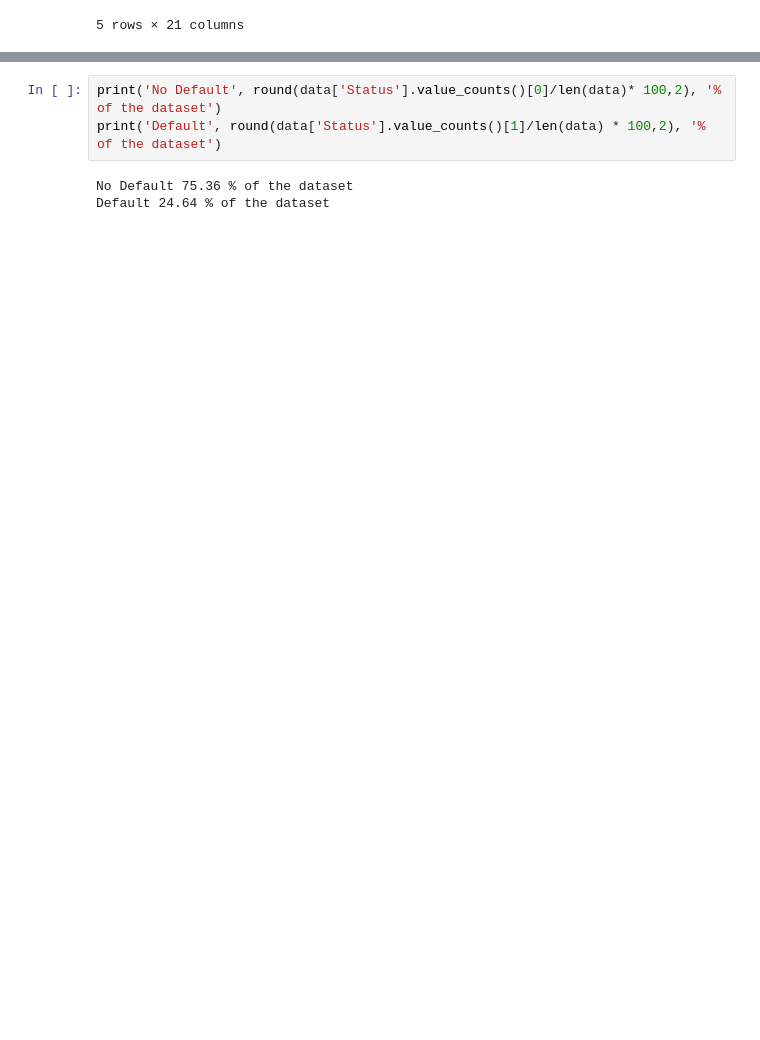
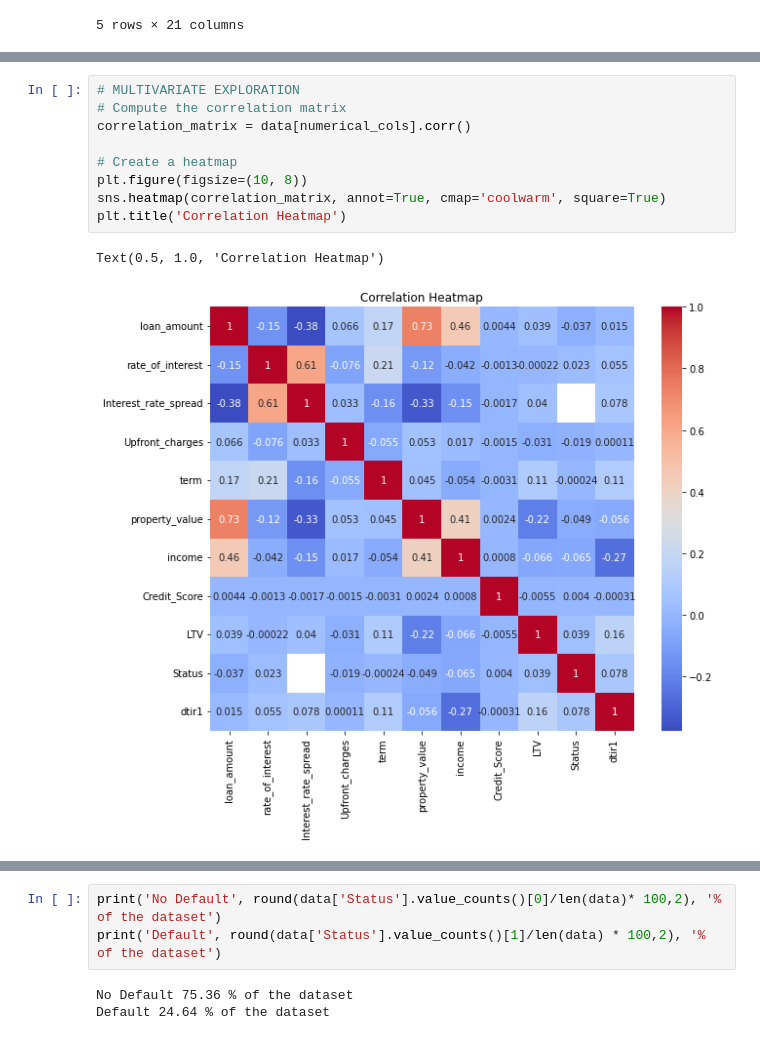
Before and after one commit to logic-OT/loan-insight, a Jupyter notebook: housing.ipynb, the cells around one changed output, grey strips where cells are left out. Drawn from its saved outputs; the diff is of its cells as text; blank space fills up the shorter version.

```diff
--- a/housing.ipynb
+++ b/housing.ipynb
@@ -127,0 +156,12 @@ data[categorical_cols].head()
+# %%
+# MULTIVARIATE EXPLORATION
+# Compute the correlation matrix
+correlation_matrix = data[numerical_cols].corr()
+
+# Create a heatmap
+plt.figure(figsize=(10, 8))
+sns.heatmap(correlation_matrix, annot=True, cmap='coolwarm', square=True)
+plt.title('Correlation Heatmap')
+# %% [output]
+Text(0.5, 1.0, 'Correlation Heatmap')
+[figure, added]
```
Also changed, not shown: parts of 61 cells of this notebook.
